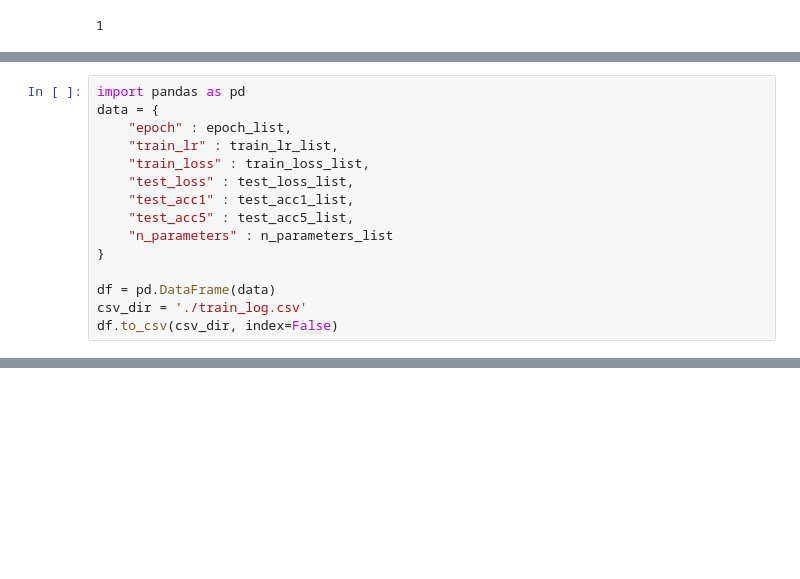
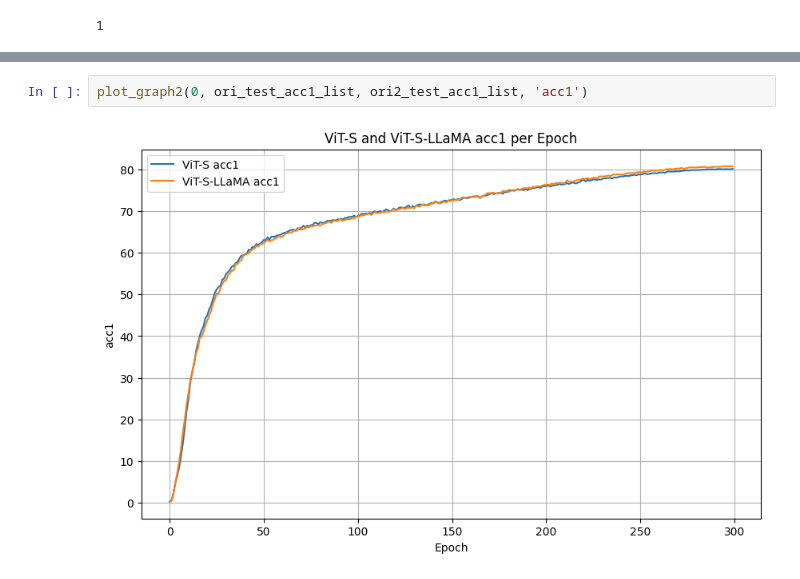
Before and after one commit to duddns2048/FLLM, a Jupyter notebook: image_classification/outputs/ViT-S-recon/tmp.ipynb, the cells around one changed output, grey strips where cells are left out. Drawn from its saved outputs; the diff is of its cells as text; blank space fills up the shorter version.

```diff
--- a/image_classification/outputs/ViT-S-recon/tmp.ipynb
+++ b/image_classification/outputs/ViT-S-recon/tmp.ipynb
@@ -24,18 +24,3 @@ with open('./log.txt', 'r') as f:
         test_acc5_list.append(data['test_acc5'])
         epoch_list.append(data['epoch'])
         n_parameters_list.append(data['n_parameters'])
-# %%
-import pandas as pd
-data = {
-    "epoch" : epoch_list,
-    "train_lr" : train_lr_list,
-    "train_loss" : train_loss_list,
-    "test_loss" : test_loss_list,
-    "test_acc1" : test_acc1_list,
-    "test_acc5" : test_acc5_list,
-    "n_parameters" : n_parameters_list
-}
-
-df = pd.DataFrame(data)
-csv_dir = './train_log.csv'
-df.to_csv(csv_dir, index=False)
@@ -55,0 +142,4 @@ epoch_list
+# %%
+plot_graph2(0, ori_test_acc1_list, ori2_test_acc1_list, 'acc1')
+# %% [output]
+[figure, added]
```
Also changed, not shown: parts of 16 cells of this notebook, 3 other files.
